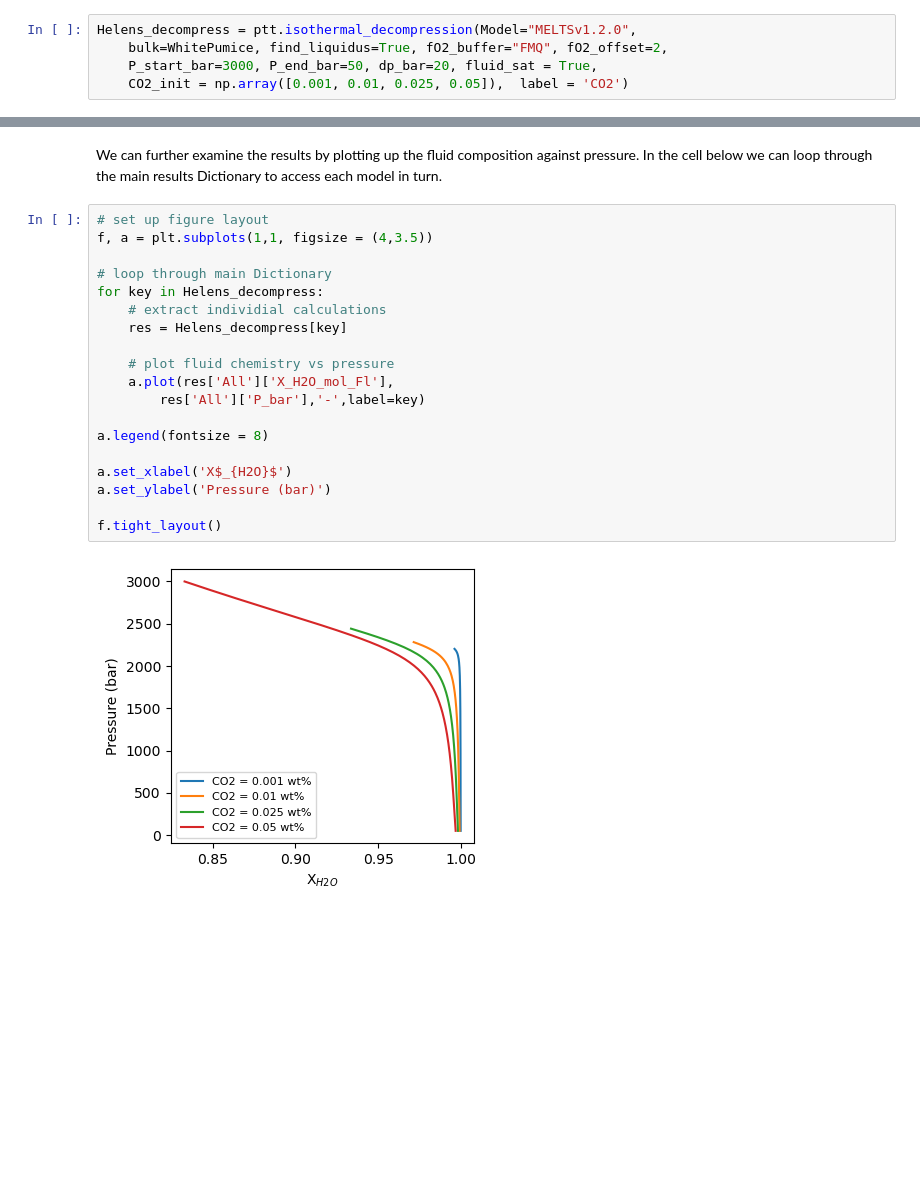
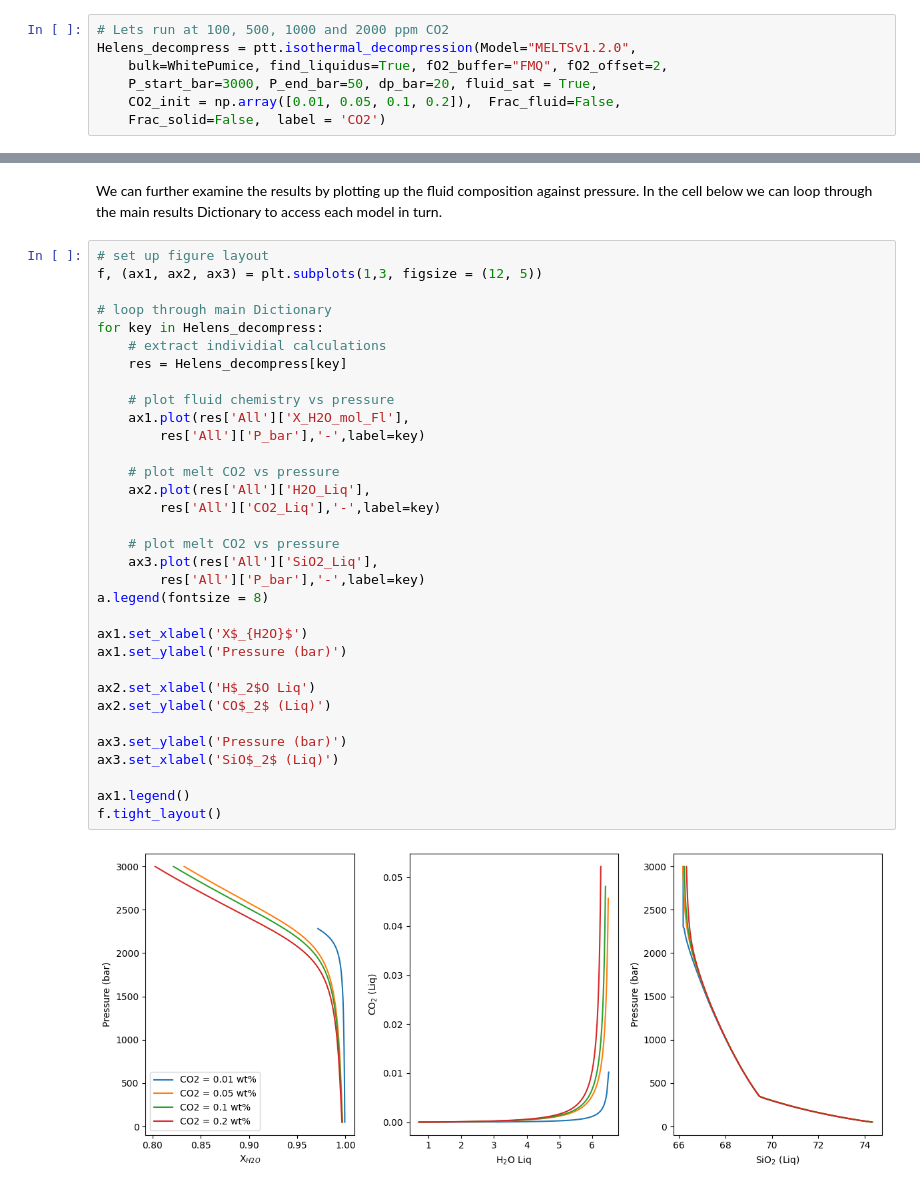
Before and after one commit to gleesonm1/PetThermoTools, a Jupyter notebook: docs/Examples/DecompressionTests/StHelens_decompress_simple.ipynb, the cells around one changed output, grey strips where cells are left out. Drawn from its saved outputs; the diff is of its cells as text; blank space fills up the shorter version.

```diff
--- a/docs/Examples/DecompressionTests/StHelens_decompress_simple.ipynb
+++ b/docs/Examples/DecompressionTests/StHelens_decompress_simple.ipynb
@@ -61,7 +74,9 @@ Name: 23, dtype: object
 # %% [markdown]
 The inclusion has a measured H2O content of 6.38 wt%, but it is worth investigating how the degassing behaviour - and volatile composition - might change with different assumed initial CO2 contents. In the following cell we set up a decompression calculation using the measured H2O content and 4 different initial CO2 contents (in wt%).
 # %%
+# Lets run at 100, 500, 1000 and 2000 ppm CO2
 Helens_decompress = ptt.isothermal_decompression(Model="MELTSv1.2.0",
     bulk=WhitePumice, find_liquidus=True, fO2_buffer="FMQ", fO2_offset=2,
     P_start_bar=3000, P_end_bar=50, dp_bar=20, fluid_sat = True,
-    CO2_init = np.array([0.001, 0.01, 0.025, 0.05]),  label = 'CO2')
+    CO2_init = np.array([0.01, 0.05, 0.1, 0.2]),  Frac_fluid=False,
+    Frac_solid=False,  label = 'CO2')
@@ -92,22 +111,36 @@ Helens_decompress['CO2 = 0.05 wt%']['fluid1'].head()
 We can further examine the results by plotting up the fluid composition against pressure. In the cell below we can loop through the main results Dictionary to access each model in turn.
 # %%
 # set up figure layout
-f, a = plt.subplots(1,1, figsize = (4,3.5))
+f, (ax1, ax2, ax3) = plt.subplots(1,3, figsize = (12, 5))
 
 # loop through main Dictionary
 for key in Helens_decompress:
     # extract individial calculations
     res = Helens_decompress[key]
 
     # plot fluid chemistry vs pressure
-    a.plot(res['All']['X_H2O_mol_Fl'],
+    ax1.plot(res['All']['X_H2O_mol_Fl'],
         res['All']['P_bar'],'-',label=key)
 
+    # plot melt CO2 vs pressure
+    ax2.plot(res['All']['H2O_Liq'],
+        res['All']['CO2_Liq'],'-',label=key)
+
+    # plot melt CO2 vs pressure
+    ax3.plot(res['All']['SiO2_Liq'],
+        res['All']['P_bar'],'-',label=key)
 a.legend(fontsize = 8)
 
-a.set_xlabel('X$_{H2O}$')
-a.set_ylabel('Pressure (bar)')
+ax1.set_xlabel('X$_{H2O}$')
+ax1.set_ylabel('Pressure (bar)')
 
+ax2.set_xlabel('H$_2$O Liq')
+ax2.set_ylabel('CO$_2$ (Liq)')
+
+ax3.set_ylabel('Pressure (bar)')
+ax3.set_xlabel('SiO$_2$ (Liq)')
+
+ax1.legend()
 f.tight_layout()
 # %% [output]
-[figure, old version]
+[figure, new version]
```
Also changed, not shown: parts of 21 cells of this notebook.
